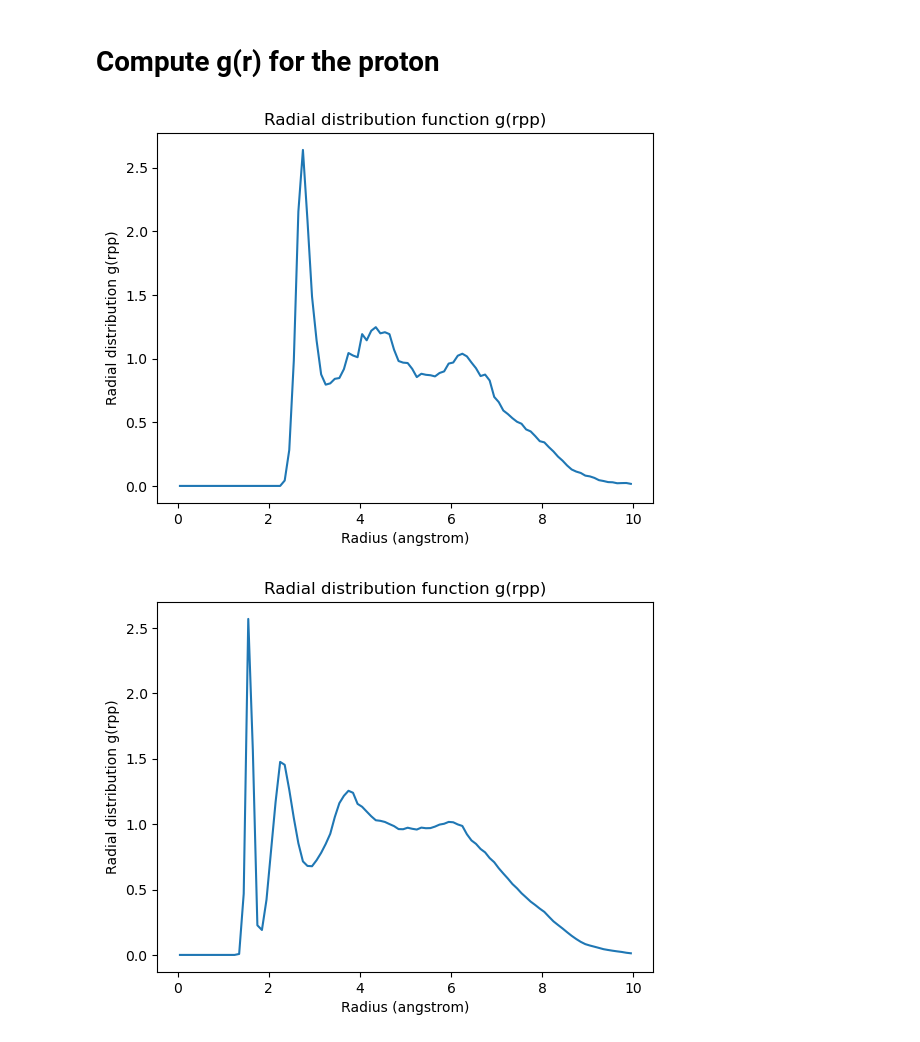
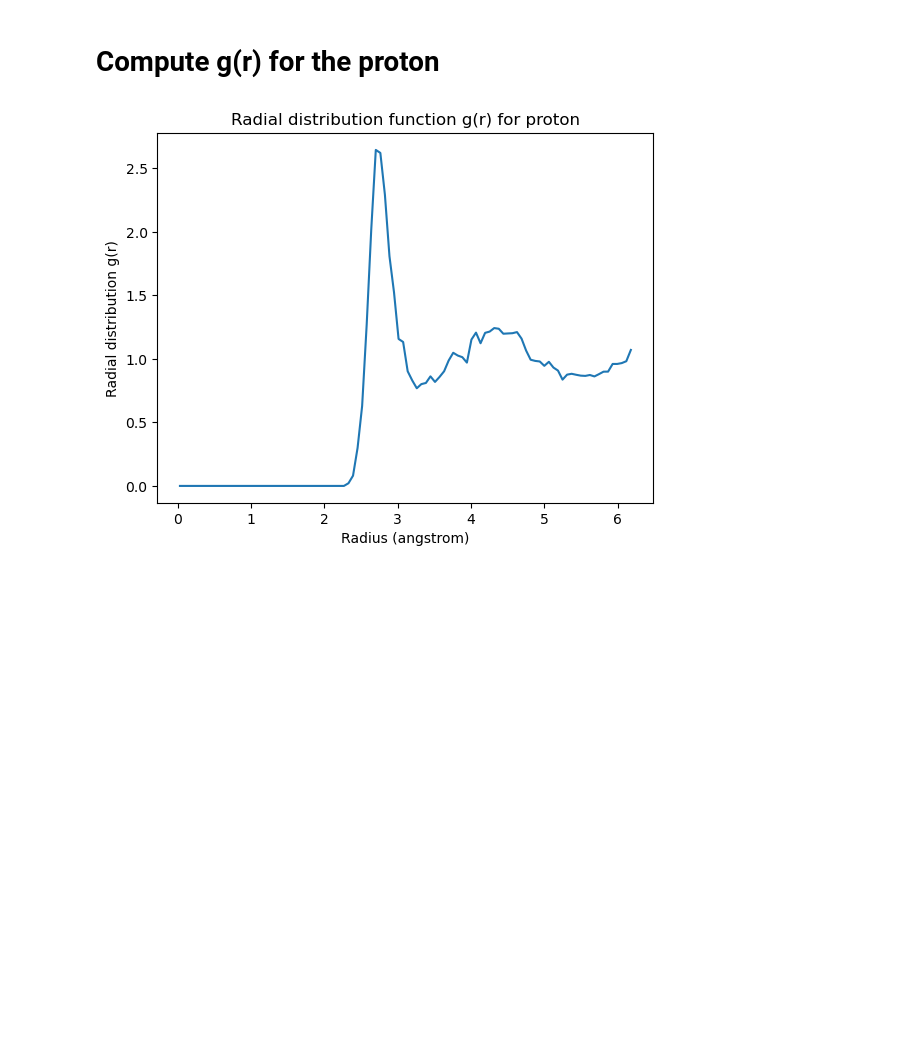
Before and after one commit to cl6661/comp-lab-class, a Jupyter notebook: Week12/Analysis/Analysis.ipynb, the cells around one changed output. Cells and saved outputs as stored; diff of their text form; code cells hidden in the pictures; blank space fills up the shorter version.

```diff
--- a/Week12/Analysis/Analysis.ipynb
+++ b/Week12/Analysis/Analysis.ipynb
@@ -91,32 +82,21 @@ plt.show()
 # %%
 # Use MDAnalysis to read in the xyz trajectory file
 u = MDAnalysis.Universe('../Runs/Proton/proton.xyz','../Runs/Proton/proton_aimd_1ps_every0.5fs-pos-1.xyz', topology_format="xyz")
 # set the box size (12.42^3 angstroms)
 dim = [12.42, 12.42, 12.42, 90, 90, 90]
 # Use MDAanalysis to set box dimensions
 transform = MDAnalysis.transformations.boxdimensions.set_dimensions(dim)
 u.trajectory.add_transformations(transform)
 # selecting the proton atoms for the rdf calculation
-proton = u.select_atoms('type O')
+proton = u.select_atoms('name O')
 # calculating the rdf
-g_proton = rdf.InterRDF(proton, proton, nbins=100, range=(0.0, 10.0), exclusion_block=(1, 1))
-g_proton.run()
-# Plot the rdf
-plt.plot(g_proton.bins, g_proton.rdf)
-plt.xlabel('Radius (angstrom)')
-plt.ylabel('Radial distribution g(rpp)')
-plt.title('Radial distribution function g(rpp)')
-# plt.savefig('g_11_T1.5.pdf', format='pdf',bbox_inches='tight',pad_inches=0.1)
-plt.show()
-proton = u.select_atoms('type H')
-g_proton = rdf.InterRDF(proton, proton, nbins=100, range=(0.0, 10.0), exclusion_block=(1, 1))
+g_proton = rdf.InterRDF(proton, proton, nbins=100, range=(0.0, 12.42/2), exclusion_block=(1, 1))
 g_proton.run()
 plt.plot(g_proton.bins, g_proton.rdf)
 plt.xlabel('Radius (angstrom)')
-plt.ylabel('Radial distribution g(rpp)')
-plt.title('Radial distribution function g(rpp)')
-plt.savefig('../Figures/g_pp.pdf', format='pdf',bbox_inches='tight',pad_inches=0.1)
+plt.ylabel('Radial distribution g(r)')
+plt.title('Radial distribution function g(r) for proton')
+plt.savefig('../Figures/g_r_proton.pdf', format='pdf',bbox_inches='tight',pad_inches=0.1)
 plt.show()
 # %% [output]
-[figure, old version]
+[figure, new version]
-[figure, removed]
```
Also changed, not shown: parts of 1 cell of this notebook, 33 other files.
